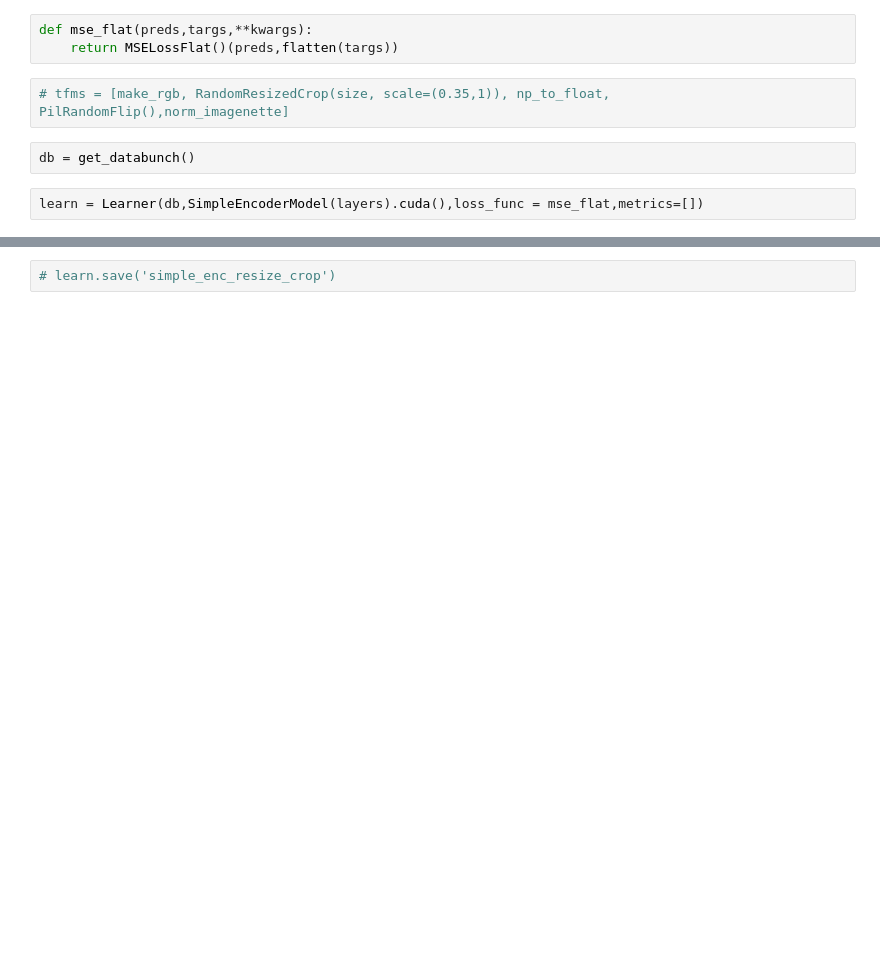
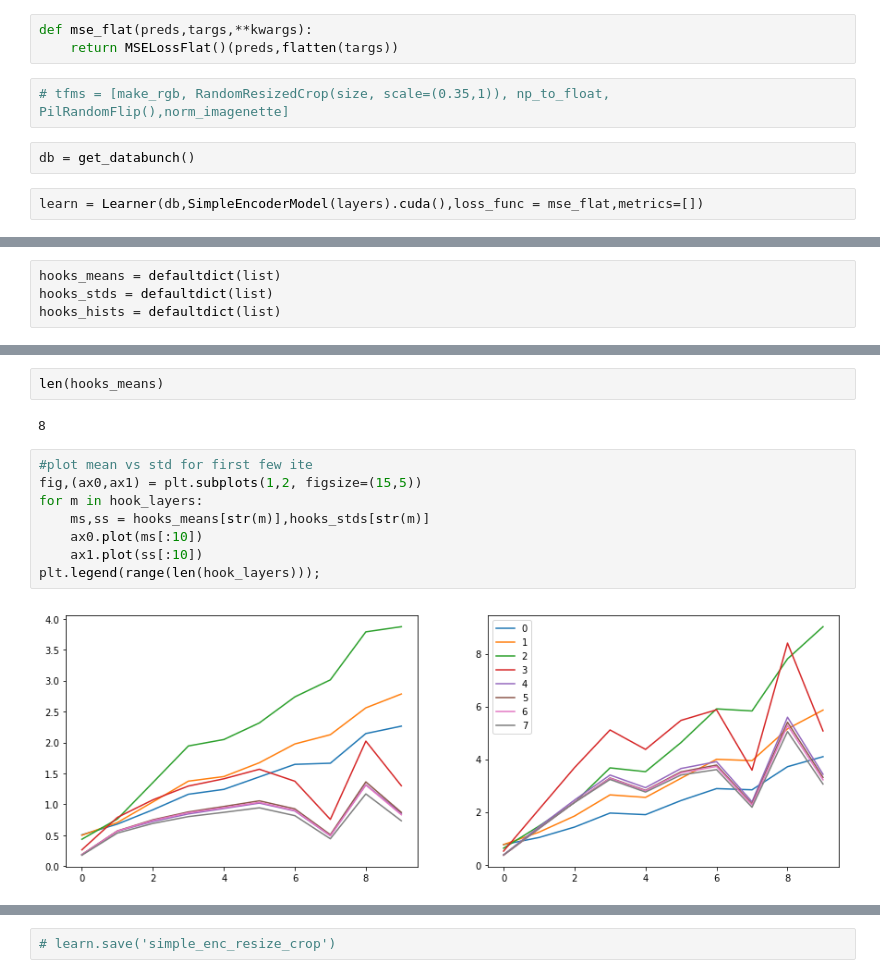
Before and after one commit to anhquan0412/fastai_v3p1, a Jupyter notebook: auto_encoder/auto_encoder.ipynb, the cells around one changed output, grey strips where cells are left out. Saved outputs shown, nothing was run; the diff lists cells and outputs as text; blank space fills up the shorter version.

```diff
--- a/auto_encoder/auto_encoder.ipynb
+++ b/auto_encoder/auto_encoder.ipynb
@@ -330,0 +350,4 @@ learn = Learner(db,SimpleEncoderModel(layers).cuda(),loss_func = mse_flat,metric
+# %%
+hooks_means = defaultdict(list)
+hooks_stds = defaultdict(list)
+hooks_hists = defaultdict(list)
@@ -330,0 +371,14 @@ learn = Learner(db,SimpleEncoderModel(layers).cuda(),loss_func = mse_flat,metric
+# %%
+len(hooks_means)
+# %% [output]
+8
+# %%
+#plot mean vs std for first few ite
+fig,(ax0,ax1) = plt.subplots(1,2, figsize=(15,5))
+for m in hook_layers:
+    ms,ss = hooks_means[str(m)],hooks_stds[str(m)]
+    ax0.plot(ms[:10])
+    ax1.plot(ss[:10])
+plt.legend(range(len(hook_layers)));
+# %% [output]
+[figure, added]
```
Also changed, not shown: parts of 61 cells of this notebook.
